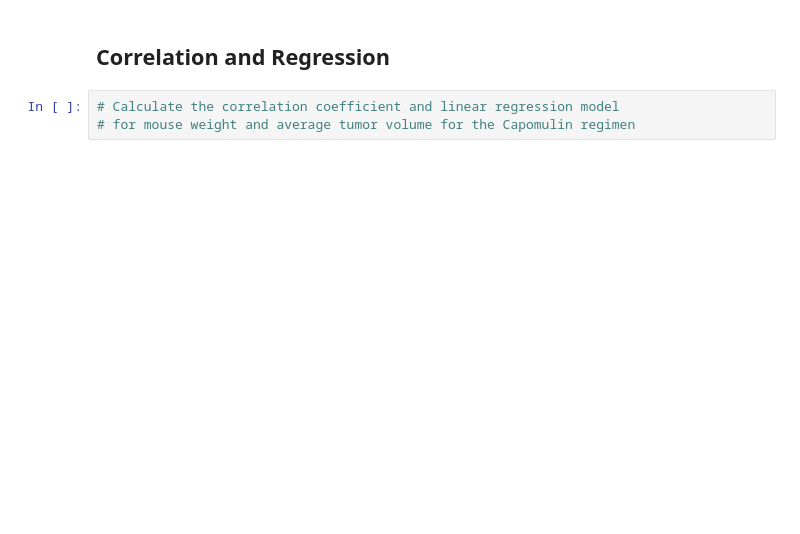
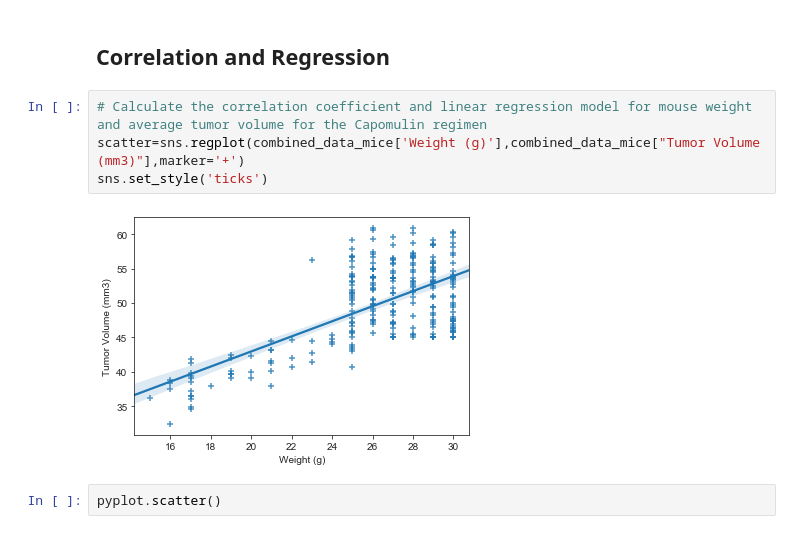
Before and after one commit to akibo1997/Matplotlib-Storytelling, a Jupyter notebook: Pharmaceuticals.ipynb, the cells around one changed output. Cells and saved outputs as stored; diff of their text form; blank space fills up the shorter version.

```diff
--- a/Pharmaceuticals.ipynb
+++ b/Pharmaceuticals.ipynb
@@ -145,5 +166,10 @@ sns.lineplot(i557_mouse['Timepoint'],i557_mouse['Tumor Volume (mm3)']
 # %% [markdown]
 ## Correlation and Regression
 # %%
-# Calculate the correlation coefficient and linear regression model
-# for mouse weight and average tumor volume for the Capomulin regimen
+# Calculate the correlation coefficient and linear regression model for mouse weight and average tumor volume for the Capomulin regimen
+scatter=sns.regplot(combined_data_mice['Weight (g)'],combined_data_mice["Tumor Volume (mm3)"],marker='+')
+sns.set_style('ticks')
+# %% [output]
+[figure, added]
+# %%
+pyplot.scatter()
```
Also changed, not shown: parts of 4 cells of this notebook.
